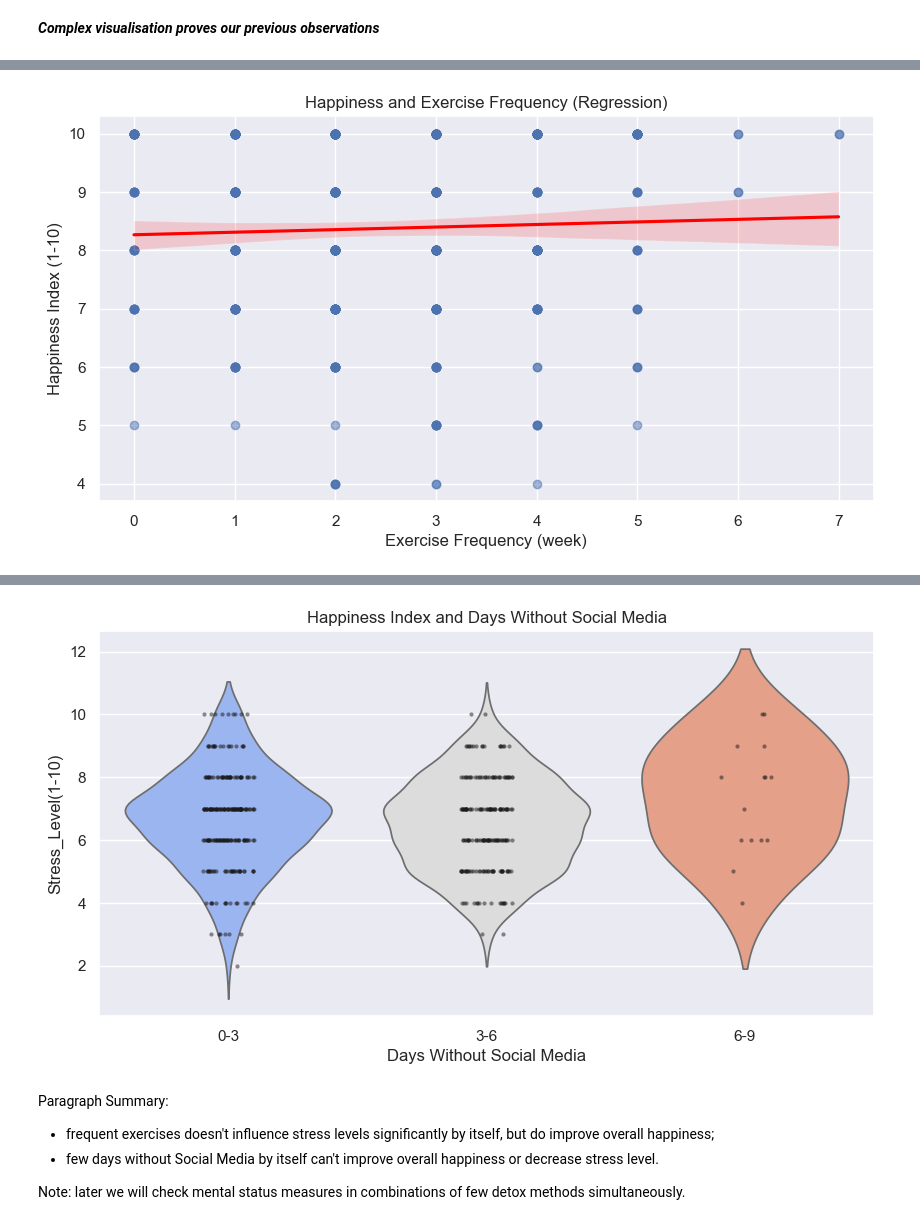
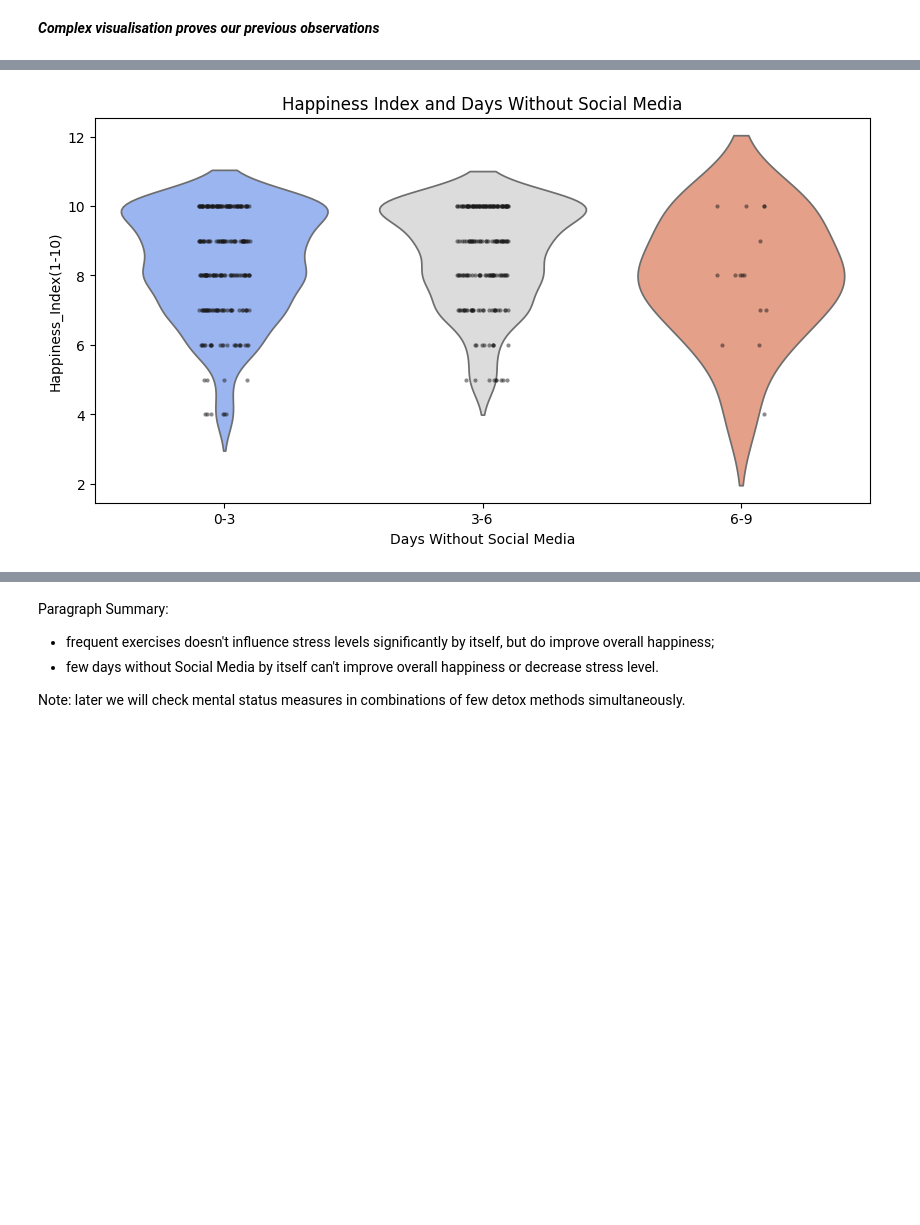
Before and after one commit to vdafeider/data_analysis_social_media_vs_mental_health, a Jupyter notebook: da_social_media_stress.ipynb, the cells around one changed output, grey strips where cells are left out. Drawn from its saved outputs; the diff is of its cells as text; code cells hidden in the pictures; blank space fills up the shorter version.

```diff
--- a/da_social_media_stress.ipynb
+++ b/da_social_media_stress.ipynb
@@ -235,8 +269,8 @@ add_interactions(df).head(3)
 categorical_cols = ['Gender', 'Social_Media_Platform']
 
 # Custom pretty-label function (does NOT modify original df)
-def pretty(text):
-    return text.replace("_", " ")
+def pretty(col):
+    return col.replace('_', ' ').replace('(1-10)', '').strip()
 
 for col in categorical_cols:
 
@@ -247,11 +281,9 @@ for col in categorical_cols:
     sns.barplot(
         x=counts.index,
         y=counts.values,
-        palette="pastel",
+        palette="Blues",
         edgecolor="black"
     )
-
-
 
     # Titles & labels
     plt.title(f"Distribution of {pretty(col)}", fontsize=16, weight="bold")
@@ -489,20 +584,11 @@ for metric in metrics:
     plt.figure(figsize=(10,5))
     sns.violinplot(x='Exercise_Frequency(week)', y=metric, data=df, inner=None, palette='pastel')
     sns.stripplot(x='Exercise_Frequency(week)', y=metric, data=df, color='k', alpha=0.5, size=3, jitter=True)
-    plt.title(f'Stress Level and Exercise Frequency')
+    plt.title(f'{pretty(metric)} and Exercise Frequency')
     plt.xlabel('Exercise Frequency (week)')
-    plt.ylabel('Stress Level')
+    plt.ylabel(pretty(metric))
     plt.show()
     print("\n")
-
-# Regression for Happiness vs Exercise Frequency
-plt.figure(figsize=(10,5))
-sns.regplot(x='Exercise_Frequency(week)', y='Happiness_Index(1-10)', data=df, scatter_kws={'alpha':0.5}, line_kws={'color':'red'})
-plt.title('Happiness and Exercise Frequency (Regression)')
-plt.xlabel('Exercise Frequency (week)')
-plt.ylabel('Happiness Index (1-10)')
-plt.show()
-print("\n")
 
 # ---------- 2. Social media break vs mental health ----------
 metrics = ['Happiness_Index(1-10)', 'Stress_Level(1-10)']
@@ -510,7 +596,7 @@ for metric in metrics:
     plt.figure(figsize=(10,5))
     sns.violinplot(x='Social_Media_Break', y=metric, data=df, inner=None, palette='coolwarm')
     sns.stripplot(x='Social_Media_Break', y=metric, data=df, color='k', alpha=0.5, size=3, jitter=True)
-    plt.title(f'Happiness Index and Days Without Social Media')
+    plt.title(f'{pretty(metric)} and Days Without Social Media')
     plt.xlabel('Days Without Social Media')
     plt.ylabel(metric)
     plt.show()
@@ -523 +609 @@ df.drop(columns=['Social_Media_Break'], inplace=True)
-[figure, old version]
+[figure, new version]
@@ -525,4 +611,3 @@ df.drop(columns=['Social_Media_Break'], inplace=True)
-[figure, removed]
 # %% [markdown]
 Paragraph Summary:
 - frequent exercises doesn't influence stress levels significantly by itself, but do improve overall happiness;
```
Also changed, not shown: parts of 19 cells of this notebook.
